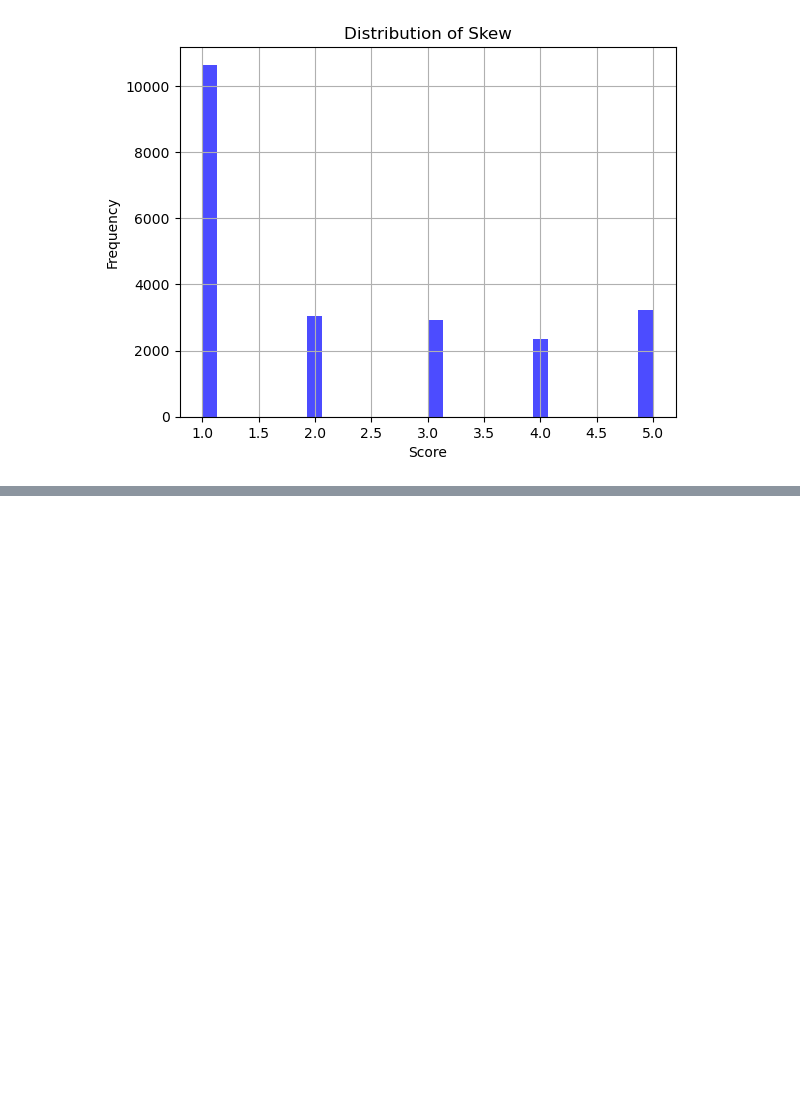
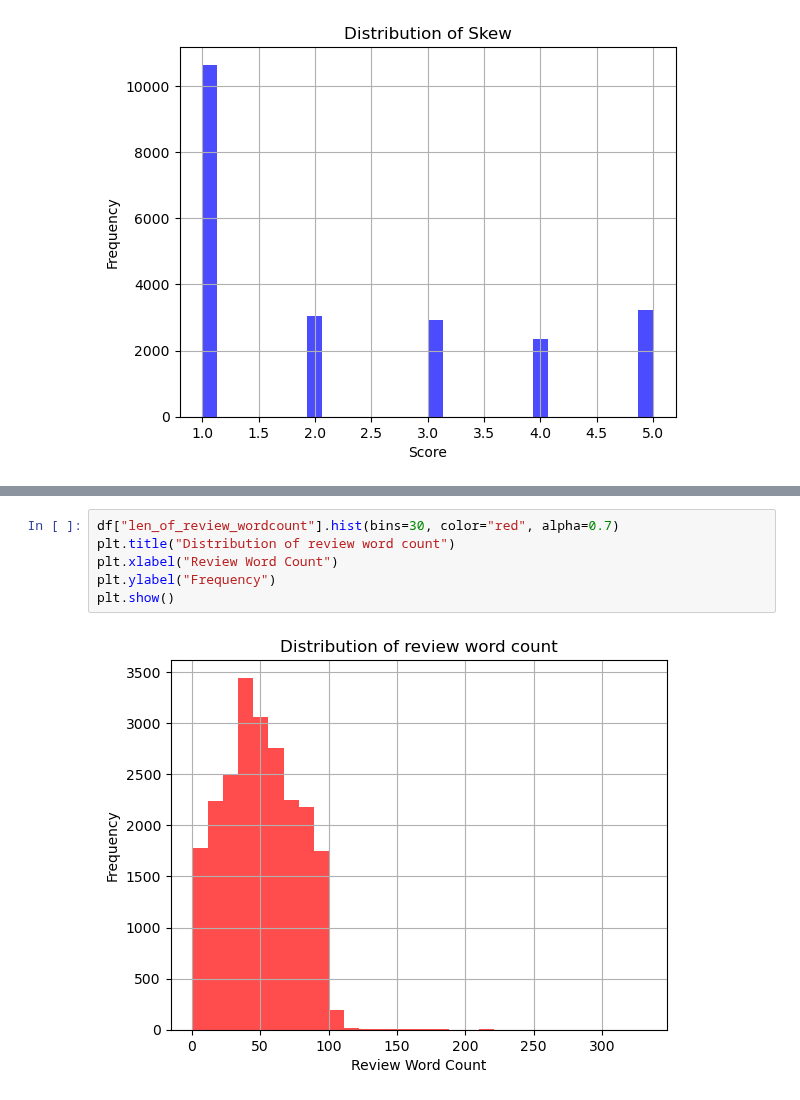
Before and after one commit to MaukanMir/Netflix-Sentiment-Analysis, a Jupyter notebook: training.ipynb, the cells around one changed output, grey strips where cells are left out. Drawn from its saved outputs; the diff is of its cells as text; blank space fills up the shorter version.

```diff
--- a/training.ipynb
+++ b/training.ipynb
@@ -152,0 +166,8 @@ plt.show()
+# %%
+df["len_of_review_wordcount"].hist(bins=30, color="red", alpha=0.7)
+plt.title("Distribution of review word count")
+plt.xlabel("Review Word Count")
+plt.ylabel("Frequency")
+plt.show()
+# %% [output]
+[figure, added]
```
Also changed, not shown: parts of 3 cells of this notebook.
